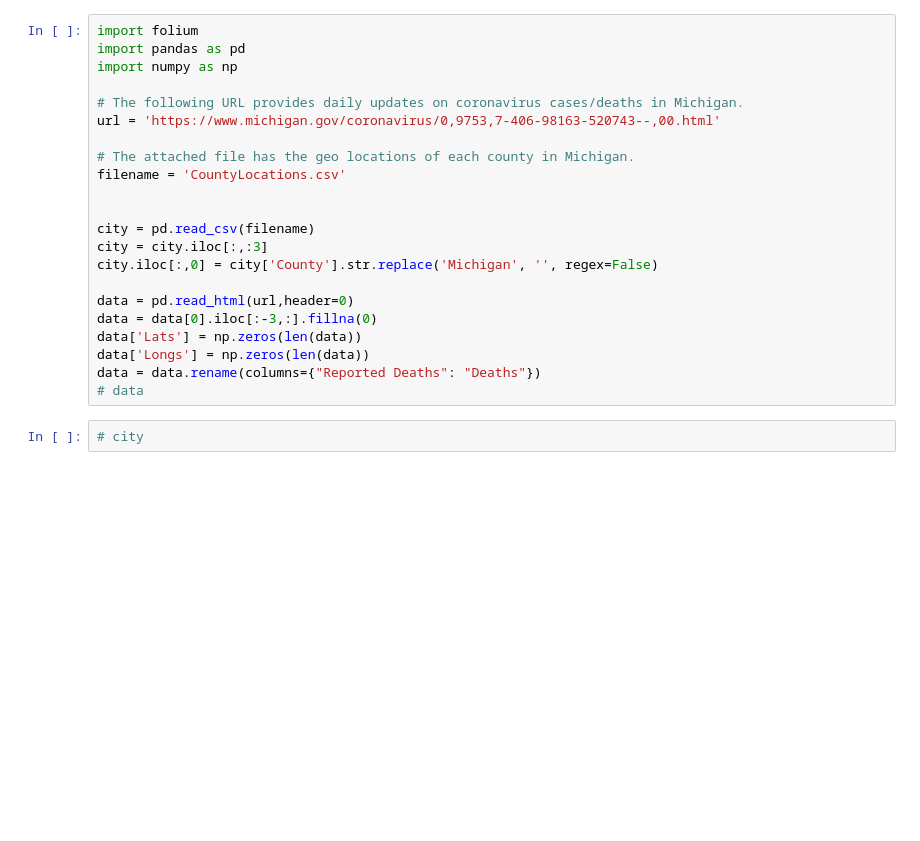
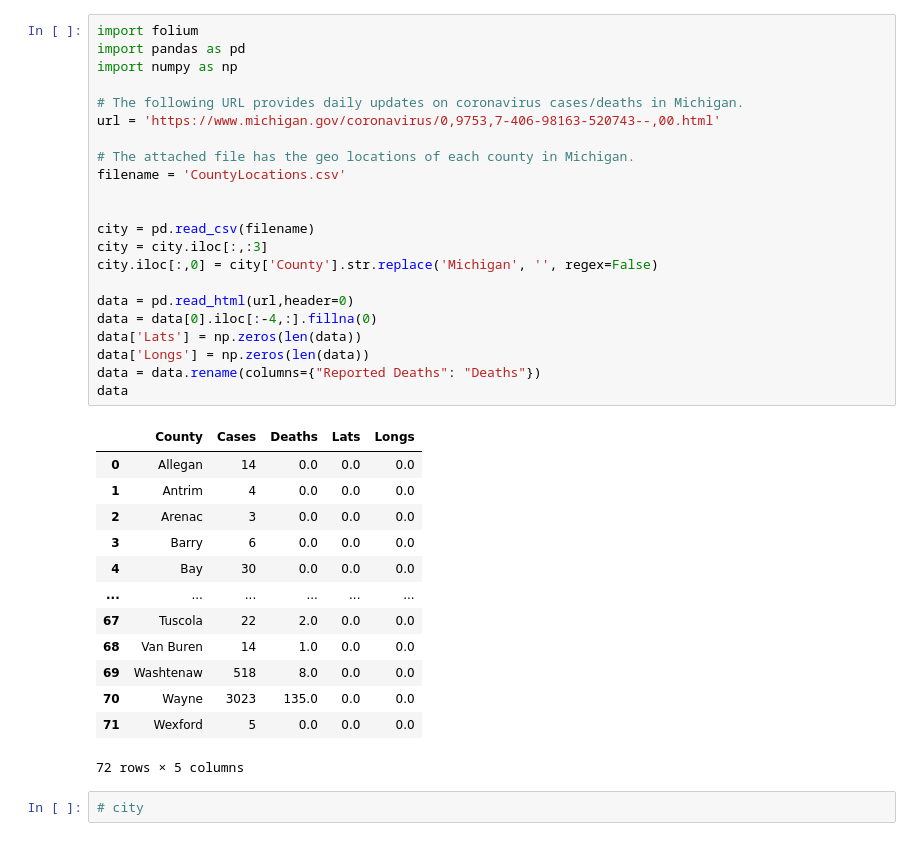
Before and after one commit to pathakis/COVID19-Michigan-Counties-Heatmap, a Jupyter notebook: Coronavirus Cases Michigan.ipynb, the cells around one changed output. Drawn from its saved outputs; the diff is of its cells as text; blank space fills up the shorter version.

```diff
--- a/Coronavirus Cases Michigan.ipynb
+++ b/Coronavirus Cases Michigan.ipynb
@@ -1,25 +1,39 @@
 # %%
 import folium
 import pandas as pd
 import numpy as np
 
 # The following URL provides daily updates on coronavirus cases/deaths in Michigan.
 url = 'https://www.michigan.gov/coronavirus/0,9753,7-406-98163-520743--,00.html'
 
 # The attached file has the geo locations of each county in Michigan.
 filename = 'CountyLocations.csv'
 
 
 city = pd.read_csv(filename)
 city = city.iloc[:,:3]
 city.iloc[:,0] = city['County'].str.replace('Michigan', '', regex=False)
 
 data = pd.read_html(url,header=0)
-data = data[0].iloc[:-3,:].fillna(0)
+data = data[0].iloc[:-4,:].fillna(0)
 data['Lats'] = np.zeros(len(data))
 data['Longs'] = np.zeros(len(data))
 data = data.rename(columns={"Reported Deaths": "Deaths"})
-# data
+data
+# %% [output]
+|  | County | Cases | Deaths | Lats | Longs |
+| 0 | Allegan | 14 | 0.0 | 0.0 | 0.0 |
+| 1 | Antrim | 4 | 0.0 | 0.0 | 0.0 |
+| 2 | Arenac | 3 | 0.0 | 0.0 | 0.0 |
+| 3 | Barry | 6 | 0.0 | 0.0 | 0.0 |
+| 4 | Bay | 30 | 0.0 | 0.0 | 0.0 |
+| ... | ... | ... | ... | ... | ... |
+| 67 | Tuscola | 22 | 2.0 | 0.0 | 0.0 |
+| 68 | Van Buren | 14 | 1.0 | 0.0 | 0.0 |
+| 69 | Washtenaw | 518 | 8.0 | 0.0 | 0.0 |
+| 70 | Wayne | 3023 | 135.0 | 0.0 | 0.0 |
+| 71 | Wexford | 5 | 0.0 | 0.0 | 0.0 |
+72 rows × 5 columns
 # %%
 # city
 # %%
```
